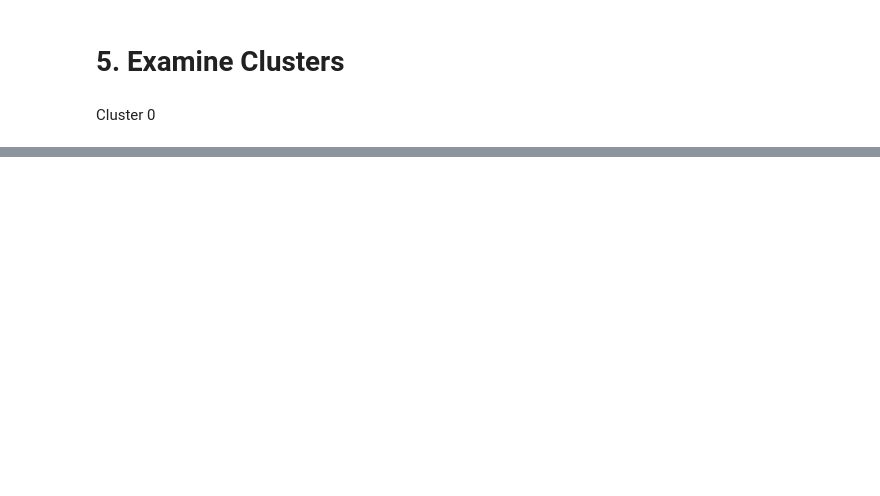
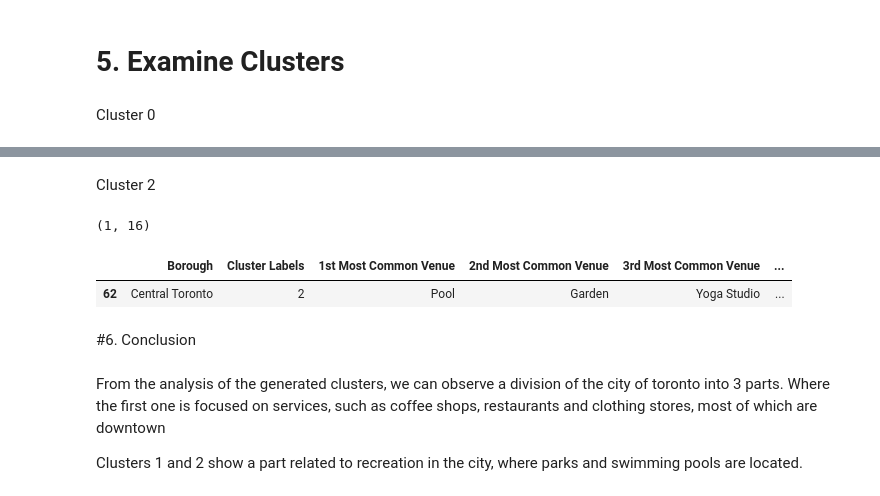
Before and after one commit to BrandaoEid/IBM, a Jupyter notebook: Segmenting_and_Clustering_Neighborhoods_in_Toronto.ipynb, the cells around one changed output, grey strips where cells are left out. Cells and saved outputs as stored; diff of their text form; code cells hidden in the pictures; blank space fills up the shorter version.

```diff
--- a/Segmenting_and_Clustering_Neighborhoods_in_Toronto.ipynb
+++ b/Segmenting_and_Clustering_Neighborhoods_in_Toronto.ipynb
@@ -429,0 +473,15 @@ toronto_merged.loc[toronto_merged['Cluster Labels'] == 0, toronto_merged.columns
+# %% [markdown]
+Cluster 2
+# %%
+print(toronto_merged.loc[toronto_merged['Cluster Labels'] == 2].shape)
+toronto_merged.loc[toronto_merged['Cluster Labels'] == 2, toronto_merged.columns[[1] + list(range(5, toronto_merged.shape[1]))]].head()
+# %% [output]
+(1, 16)
+|  | Borough | Cluster Labels | 1st Most Common Venue | 2nd Most Common Venue | 3rd Most Common Venue | ... |
+| 62 | Central Toronto | 2 | Pool | Garden | Yoga Studio | ... |
+# %% [markdown]
+#6. Conclusion
+# %% [markdown]
+From the analysis of the generated clusters, we can observe a division of the city of toronto into 3 parts. Where the first one is focused on services, such as coffee shops, restaurants and clothing stores, most of which are downtown
+
+Clusters 1 and 2 show a part related to recreation in the city, where parks and swimming pools are located.
```
Also changed, not shown: parts of 13 cells of this notebook.
